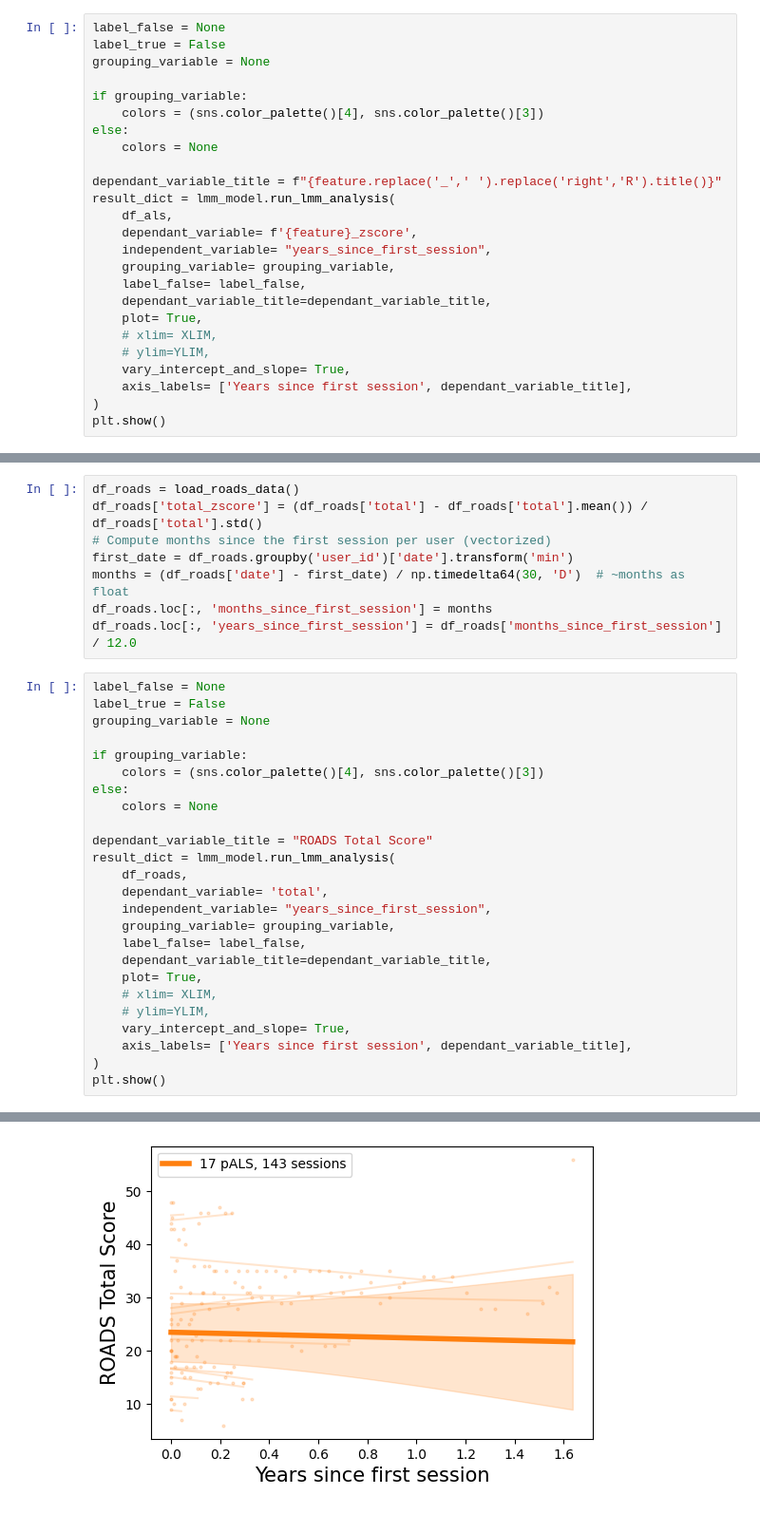
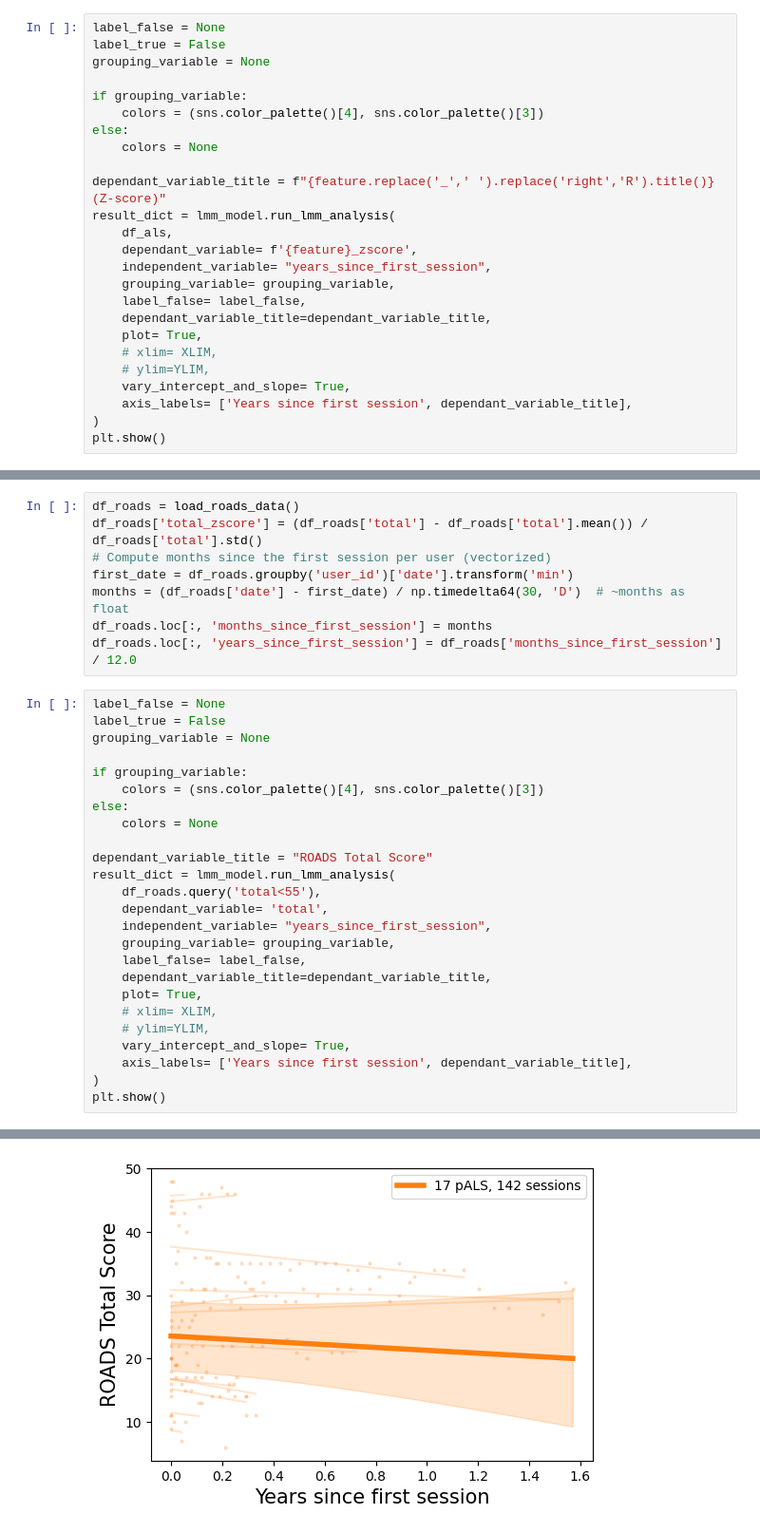
Before and after one commit to ealsuser/eals_rapa, a Jupyter notebook: nb/[2025-11-07] LMM.ipynb, the cells around one changed output, grey strips where cells are left out. Shown at 95% size. Drawn from its saved outputs; the diff is of its cells as text.

```diff
--- a/nb/[2025-11-07] LMM.ipynb
+++ b/nb/[2025-11-07] LMM.ipynb
@@ -87,7 +90,7 @@ if grouping_variable:
 else:
     colors = None
 
-dependant_variable_title = f"{feature.replace('_',' ').replace('right','R').title()}"
+dependant_variable_title = f"{feature.replace('_',' ').replace('right','R').title()} (Z-score)"
 result_dict = lmm_model.run_lmm_analysis(
     df_als,
     dependant_variable= f'{feature}_zscore',
@@ -237,7 +240,7 @@ else:
 
 dependant_variable_title = "ROADS Total Score"
 result_dict = lmm_model.run_lmm_analysis(
-    df_roads,
+    df_roads.query('total<55'),
     dependant_variable= 'total',
     independent_variable= "years_since_first_session",
     grouping_variable= grouping_variable,
@@ -271,2 +274,2 @@ label_false:  17 pALS, 143 sessions
-[figure, old version]
+[figure, new version]
 Population      Intercept (SE)  Slope (SE) (1/Years)
```
Also changed, not shown: parts of 6 cells of this notebook, 4 other files.
